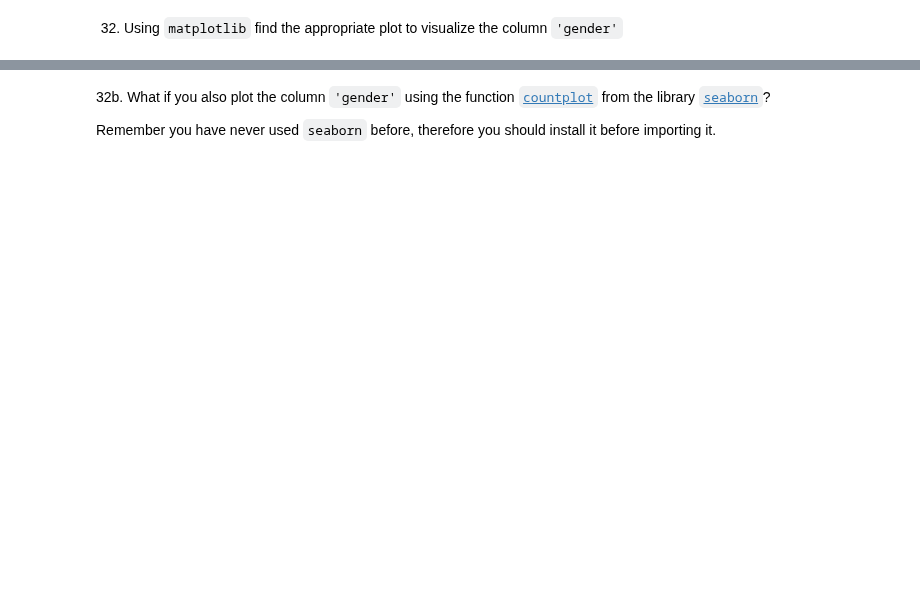
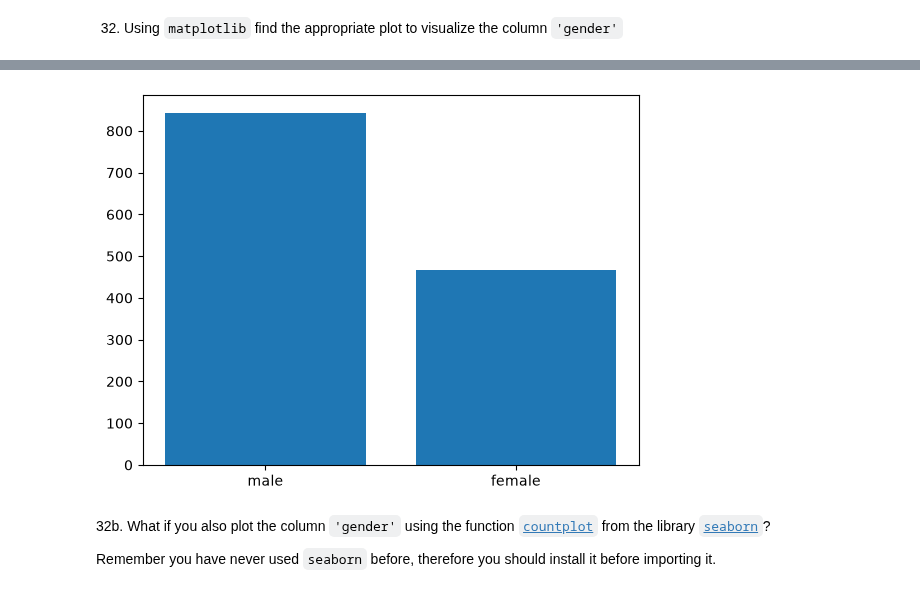
Before and after one commit to ngo20428/2026-10-BILBAO-FT-Data-Science, a Jupyter notebook: 2-Data_Analysis/2-Pandas/Practica/7-Titanic/Titanic-exercise_ngo.ipynb, the cells around one changed output, grey strips where cells are left out. Drawn from its saved outputs; the diff is of its cells as text; code cells hidden in the pictures; blank space fills up the shorter version.

```diff
--- a/2-Data_Analysis/2-Pandas/Practica/7-Titanic/Titanic-exercise_ngo.ipynb
+++ b/2-Data_Analysis/2-Pandas/Practica/7-Titanic/Titanic-exercise_ngo.ipynb
@@ -313,3 +584,7 @@ import matplotlib.pyplot as plt
+# %%
+plt.bar(titanic['gender'].value_counts().index,  titanic['gender'].value_counts());
+# %% [output]
+[figure, added]
 # %% [markdown]
 32b. What if you also plot the column `'gender'` using the function [`countplot`](https://seaborn.pydata.org/generated/seaborn.countplot.html) from the library [`seaborn`](https://seaborn.pydata.org/)?
 
```
Also changed, not shown: parts of 35 cells of this notebook, 8 other files.
